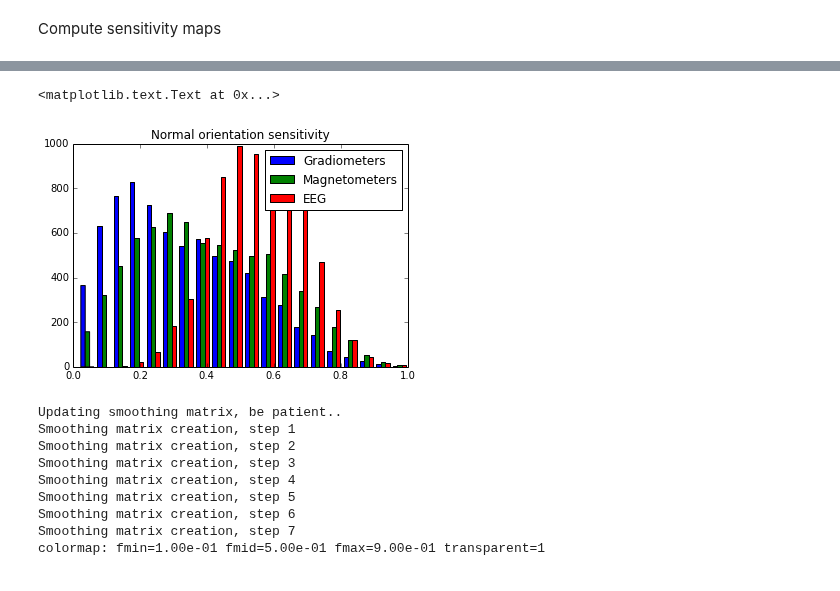
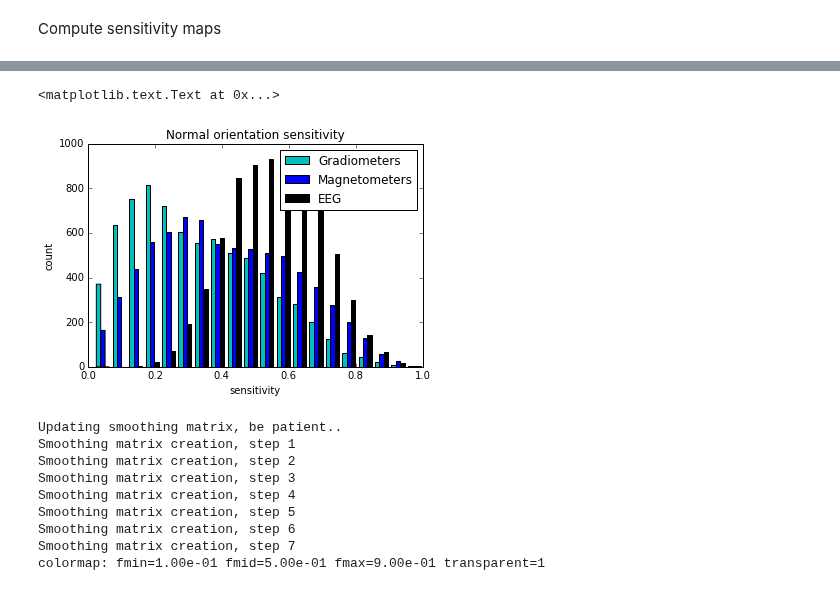
Before and after one commit to mne-tools/mne-python-notebooks, a Jupyter notebook: 3-MNE-Forward.ipynb, the cells around one changed output, grey strips where cells are left out. Saved outputs shown, nothing was run; the diff lists cells and outputs as text; code cells hidden in the pictures.

```diff
--- a/3-MNE-Forward.ipynb
+++ b/3-MNE-Forward.ipynb
@@ -83,11 +91,13 @@ plt.title('Lead field matrix (500 dipoles only)')
 # %%
 plt.hist([grad_map.data.ravel(), mag_map.data.ravel(), eeg_map.data.ravel()],
-         bins=20, label=['Gradiometers', 'Magnetometers', 'EEG'])
+         bins=20, label=['Gradiometers', 'Magnetometers', 'EEG'], color=['c', 'b', 'k'])
 plt.legend()
 plt.title('Normal orientation sensitivity')
+plt.xlabel('sensitivity')
+plt.ylabel('count')
 # %% [output]
 <matplotlib.text.Text at 0x...>
-[figure, old version]
+[figure, new version]
 # %%
 # enable correct backend for 3d plotting
 %matplotlib qt4
```
Also changed, not shown: parts of 3 cells of this notebook.
